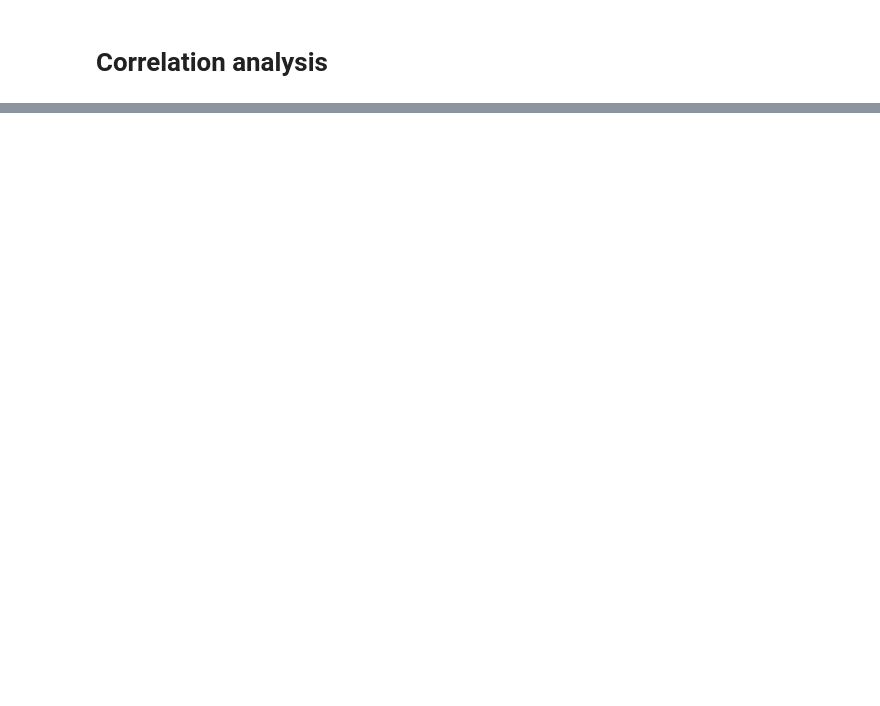
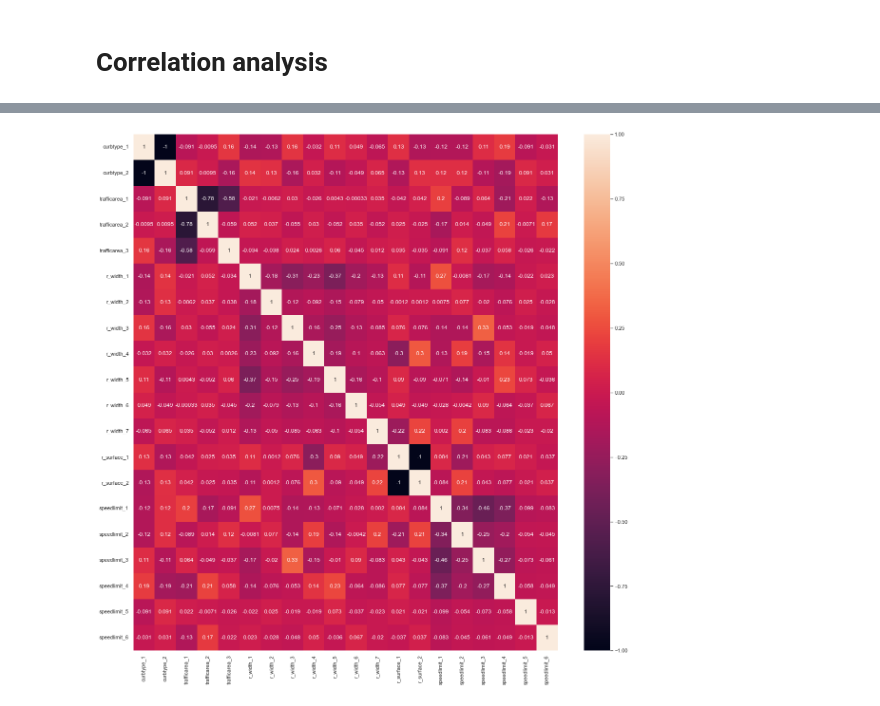
Before and after one commit to yeluH/MT_FI, a Jupyter notebook: Notebooks/0_Regression_presence_of_accident.ipynb, the cells around one changed output, grey strips where cells are left out. Drawn from its saved outputs; the diff is of its cells as text; code cells hidden in the pictures; blank space fills up the shorter version.

```diff
--- a/Notebooks/0_Regression_presence_of_accident.ipynb
+++ b/Notebooks/0_Regression_presence_of_accident.ipynb
@@ -1941,0 +1794,10 @@ plt.show()
+# %%
+dfv4 = dfacrpv[cng4]
+corr_matrix4 = dfv4.corr()
+plt.figure(figsize=(20,20))
+sn.set(font_scale = 1)
+sn.heatmap(corr_matrix4, annot = True, )
+plt.savefig('fig_corrmat_4.png')
+plt.show()
+# %% [output]
+[figure, added]
```
Also changed, not shown: parts of 94 cells of this notebook.
